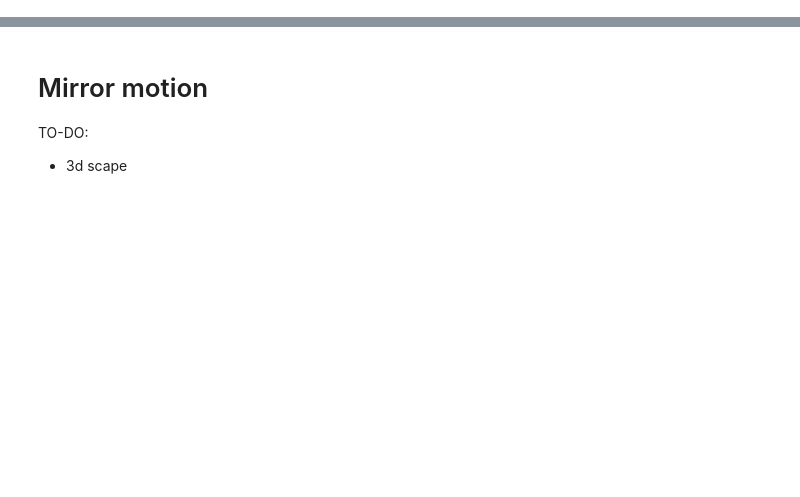
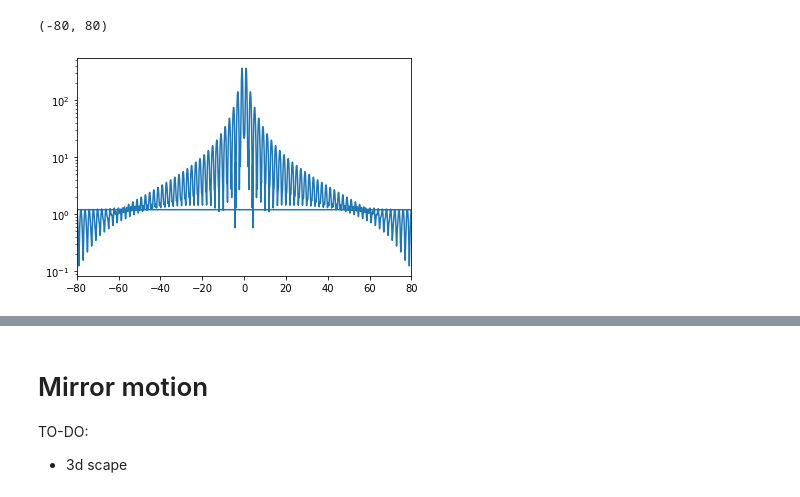
Before and after one commit to ekonyagin/wave_propagation, a Jupyter notebook: OAM_VTK_refined.ipynb, the cells around one changed output, grey strips where cells are left out. Cells and saved outputs as stored; diff of their text form; code cells hidden in the pictures; blank space fills up the shorter version.

```diff
--- a/OAM_VTK_refined.ipynb
+++ b/OAM_VTK_refined.ipynb
@@ -319,0 +325,7 @@ True
+# %%
+freqs = 2*np.pi*lg_mode.fft_freq
+plt.semilogy(freqs,np.abs(lg_mode.fft_result[0,2]))
+plt.xlim((-80,80))
+# %% [output]
+(-80, 80)
+[figure, added]
```
Also changed, not shown: parts of 42 cells of this notebook, 3 other files.
